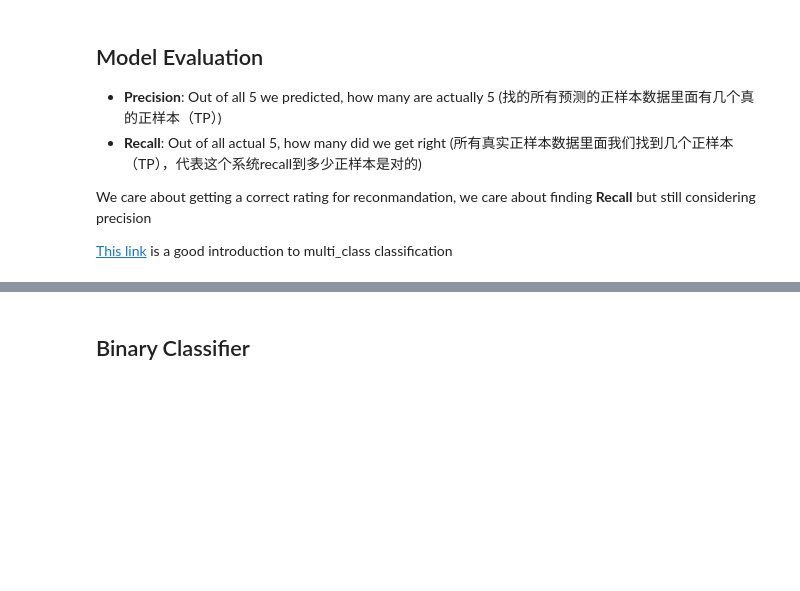
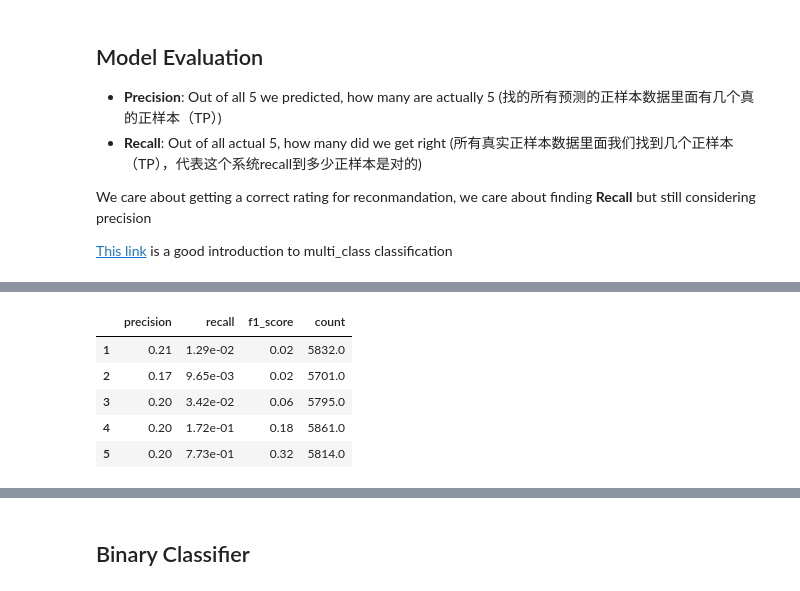
Before and after one commit to KevinBian107/dsc80_proj, a Jupyter notebook: model.ipynb, the cells around one changed output, grey strips where cells are left out. Cells and saved outputs as stored; diff of their text form; code cells hidden in the pictures; blank space fills up the shorter version.

```diff
--- a/model.ipynb
+++ b/model.ipynb
@@ -364,3 +475,6 @@ plt.grid(False)
+# %%
+dummy_clf = DummyClassifier(strategy="uniform")
+dummy = dummy_clf.fit(X_train, y_train)
 # %%
 norm_relative = Pipeline([
     ('bi_nsteps',Binarizer(threshold=25)),
@@ -494,3 +623,14 @@ pd.DataFrame(precision_recall_fscore_support(pl_rf.predict(X_val), y_val),
+# %%
+pd.DataFrame(precision_recall_fscore_support(dummy.predict(X_val), y_val),
+             index=['precision','recall','f1_score','count'],
+             columns=[1,2,3,4,5]).T
+# %% [output]
+|  | precision | recall | f1_score | count |
+| 1 | 0.21 | 1.29e-02 | 0.02 | 5832.0 |
+| 2 | 0.17 | 9.65e-03 | 0.02 | 5701.0 |
+| 3 | 0.20 | 3.42e-02 | 0.06 | 5795.0 |
+| 4 | 0.20 | 1.72e-01 | 0.18 | 5861.0 |
+| 5 | 0.20 | 7.73e-01 | 0.32 | 5814.0 |
 # %%
 y_pred_probs = pl_rf.predict_proba(X_val)
 
```
Also changed, not shown: parts of 32 cells of this notebook, 1 other file.
